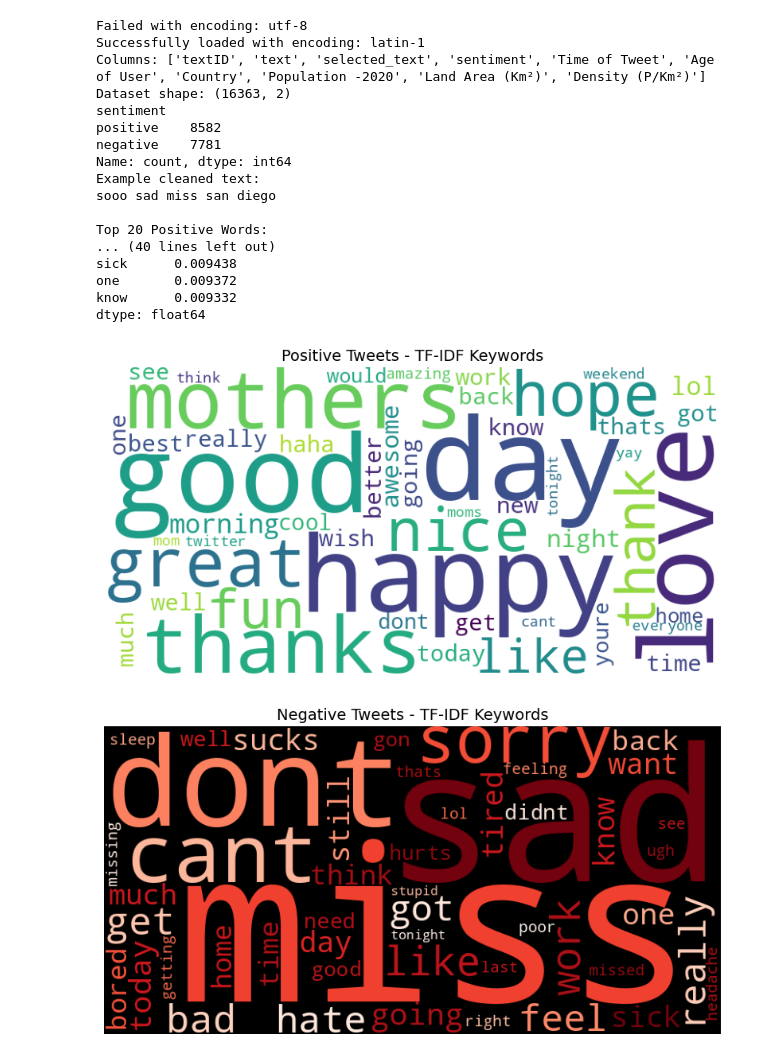
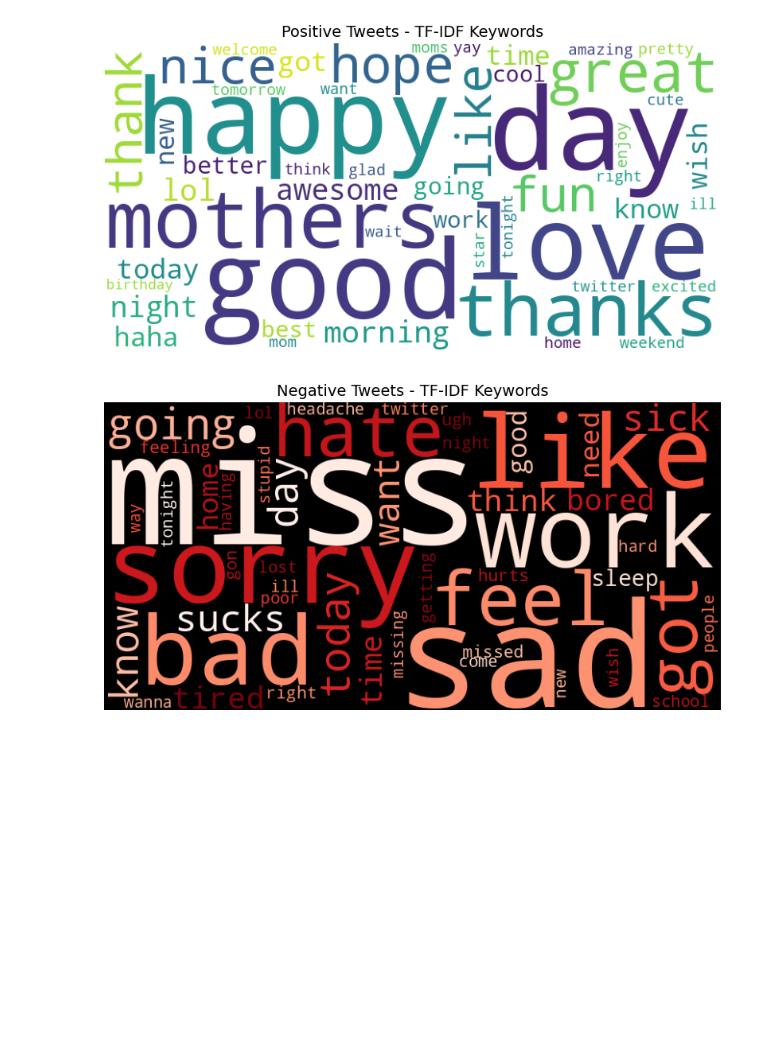
Before and after one commit to HelloSunny2024/Sentiment-Analysis-on-Tweets, a Jupyter notebook: notebooks/sentiment_analysis.ipynb, the cells around one changed output. Saved outputs shown, nothing was run; the diff lists cells and outputs as text; code cells hidden in the pictures; blank space fills up the shorter version.

```diff
--- a/notebooks/sentiment_analysis.ipynb
+++ b/notebooks/sentiment_analysis.ipynb
@@ -1,21 +1,15 @@
 # %%
-# --- Step 0: Install & Import dependencies ---
 !pip install scikit-learn wordcloud
-
 import pandas as pd
-import nltk
+import spacy
 import re
-from nltk.corpus import stopwords
-from nltk.tokenize import word_tokenize
 from sklearn.feature_extraction.text import TfidfVectorizer
 import matplotlib.pyplot as plt
 from wordcloud import WordCloud
 import numpy as np
 
-# --- Step 1: Download NLTK resources ---
-nltk.download('stopwords')
-nltk.download('punkt')
-nltk.download('punkt_tab')
+# --- Step 1: Load SpaCy model ---
+nlp = spacy.load("en_core_web_sm", disable=["parser", "ner"])
 
 # --- Step 2: Safe CSV loading function ---
 def safe_read_csv(path):
@@ -43,23 +37,38 @@ df = df[df['sentiment'].isin(['positive', 'negative'])].copy()
 print("Dataset shape:", df.shape)
 print(df['sentiment'].value_counts())
 
-# --- Step 4: Text cleaning ---
-stop_words = set(stopwords.words('english'))
-
-def clean_text(text):
+# --- Step 4: Text cleaning with SpaCy (BATCH PROCESSING) ---
+def preprocess_text(text):
     """
-    Lowercase, remove URLs, mentions, hashtags, non-alphabetic characters,
-    stopwords, and short words.
+    Pre-clean text before SpaCy processing (faster with regex).
     """
     text = str(text).lower()
+    # Remove URLs
     text = re.sub(r"http\S+|www\S+|https\S+", '', text)
+    # Remove mentions and hashtags
     text = re.sub(r'@\w+|\#', '', text)
+    # Remove non-alphabetic characters
     text = re.sub(r'[^a-zA-Z\s]', '', text)
-    tokens = word_tokenize(text)
-    tokens = [w for w in tokens if w not in stop_words and len(w) > 2]
-    return " ".join(tokens)
+    return text
 
-df['clean_text'] = df['text'].apply(clean_text)
+# Pre-clean all texts first (fast with regex)
+df['preprocessed'] = df['text'].apply(preprocess_text)
+
+# Batch process with SpaCy (MUCH FASTER!)
+print("Processing texts with SpaCy (batch mode)...")
+docs = list(nlp.pipe(df['preprocessed'], batch_size=500, n_process=1))
+
+# Extract cleaned tokens from processed docs
+cleaned_texts = []
+for doc in docs:
+    tokens = [token.text for token in doc
+              if not token.is_stop
+              and not token.is_punct
+              and len(token.text) > 2
+              and token.is_alpha]
+    cleaned_texts.append(" ".join(tokens))
+
+df['clean_text'] = cleaned_texts
 
 print("Example cleaned text:")
 print(df['clean_text'].iloc[0])
@@ -92,16 +101,18 @@ print("\nTop 20 Negative Words:")
 print(neg_scores.head(20))
 
 # --- Step 8: Visualization with WordCloud ---
+# Positive words
 plt.figure(figsize=(10,6))
-WordCloud(width=800, height=400, background_color='white').generate_from_frequencies(pos_scores.head(50).to_dict())
-plt.imshow(WordCloud(width=800, height=400, background_color='white').generate_from_frequencies(pos_scores.head(50).to_dict()))
+wc_pos = WordCloud(width=800, height=400, background_color='white').generate_from_frequencies(pos_scores.head(50).to_dict())
+plt.imshow(wc_pos)
 plt.axis('off')
 plt.title("Positive Tweets - TF-IDF Keywords", fontsize=14)
 plt.show()
 
+# Negative words
 plt.figure(figsize=(10,6))
-WordCloud(width=800, height=400, background_color='black', colormap='Reds').generate_from_frequencies(neg_scores.head(50).to_dict())
-plt.imshow(WordCloud(width=800, height=400, background_color='black', colormap='Reds').generate_from_frequencies(neg_scores.head(50).to_dict()))
+wc_neg = WordCloud(width=800, height=400, background_color='black', colormap='Reds').generate_from_frequencies(neg_scores.head(50).to_dict())
+plt.imshow(wc_neg)
 plt.axis('off')
 plt.title("Negative Tweets - TF-IDF Keywords", fontsize=14)
 plt.show()
@@ -131,19 +137,2 @@ Requirement already satisfied: six>=1.5 in /usr/local/lib/python3.12/dist-packag
-Failed with encoding: utf-8
-Successfully loaded with encoding: latin-1
-Columns: ['textID', 'text', 'selected_text', 'sentiment', 'Time of Tweet', 'Age of User', 'Country', 'Population -2020', 'Land Area (Km²)', 'Density (P/Km²)']
-Dataset shape: (16363, 2)
-sentiment
-positive    8582
-negative    7781
-Name: count, dtype: int64
-Example cleaned text:
-sooo sad miss san diego
-
-Top 20 Positive Words:
-... (40 lines left out)
-sick      0.009438
-one       0.009372
-know      0.009332
-dtype: float64
-[figure, old version]
+[figure, new version]
-[figure, old version]
+[figure, new version]
```
Also changed, not shown: parts of 1 cell of this notebook.
